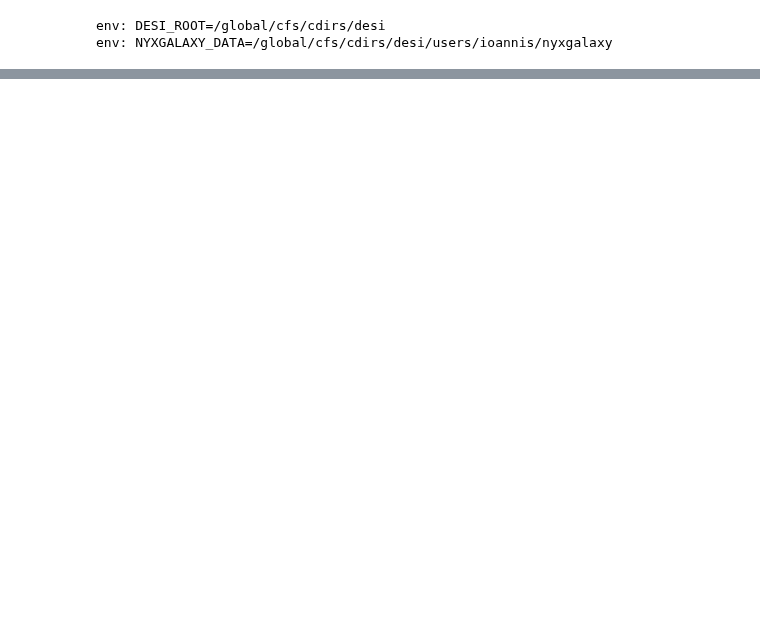
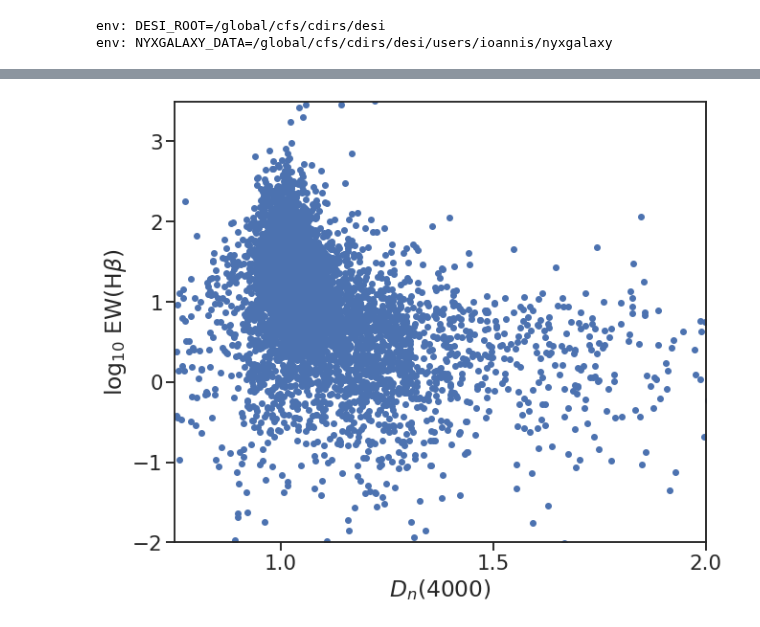
Before and after one commit to desihub/fastspecfit, a Jupyter notebook: doc/nb/nyxgalaxy-analysis.ipynb, the cells around one changed output, grey strips where cells are left out. Drawn from its saved outputs; the diff is of its cells as text; code cells hidden in the pictures; blank space fills up the shorter version.

```diff
--- a/doc/nb/nyxgalaxy-analysis.ipynb
+++ b/doc/nb/nyxgalaxy-analysis.ipynb
@@ -44,0 +154,24 @@ ax.scatter(res['CONTINUUM_SNR'][:, 0], res['CONTINUUM_VDISP'])
+# %%
+def d4000_ewhb():
+    good = np.where((res['D4000_IVAR'] > 0) * (res['HBETA_EW'] > 0))[0]
+
+    d4000 = res['D4000_MODEL'][good].data
+    ewhb = np.log10(res['HBETA_EW'][good].data)
+
+    fig, ax = plt.subplots(figsize=(10, 8))
+    ax.scatter(d4000, ewhb, s=30)
+
+    ax.set_xlim(0.75, 2.0)
+    ax.set_ylim(-2, 3.5)
+    ax.xaxis.set_major_locator(ticker.MultipleLocator(0.5))
+    ax.set_xlabel(r'$D_{n}(4000)$')
+    ax.set_ylabel(r'$\log_{10}$ EW(H$\beta)$')
+    #ax.legend(fontsize=18, loc='upper left')
+
+    plt.subplots_adjust(bottom=0.15, left=0.18, top=0.95, right=0.95)
+
+    fig.savefig(os.path.join(analysisdir, 'bpt.png'))
+# %%
+d4000_ewhb()
+# %% [output]
+[figure, added]
```
Also changed, not shown: parts of 13 cells of this notebook, 3 other files.
